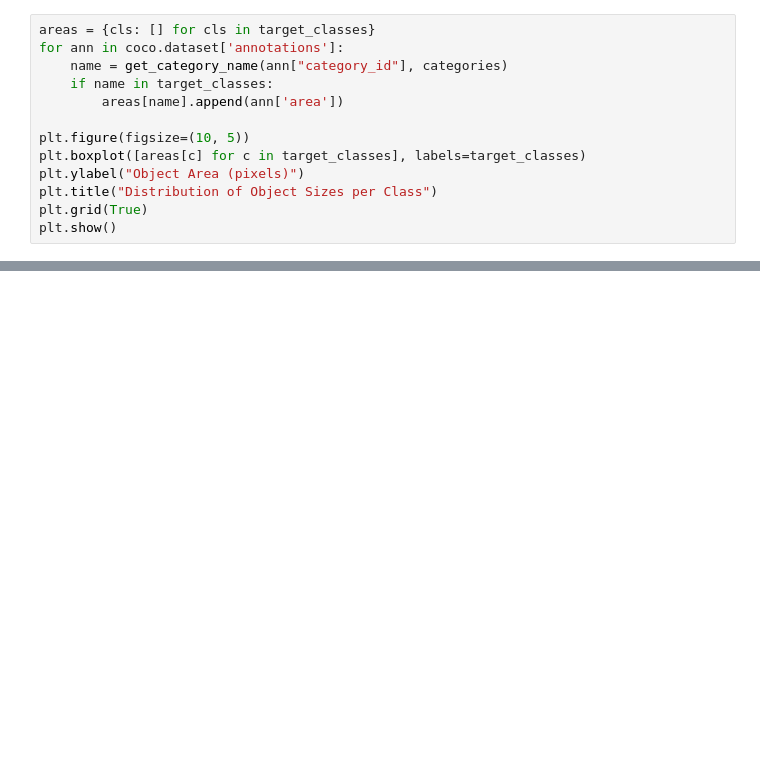
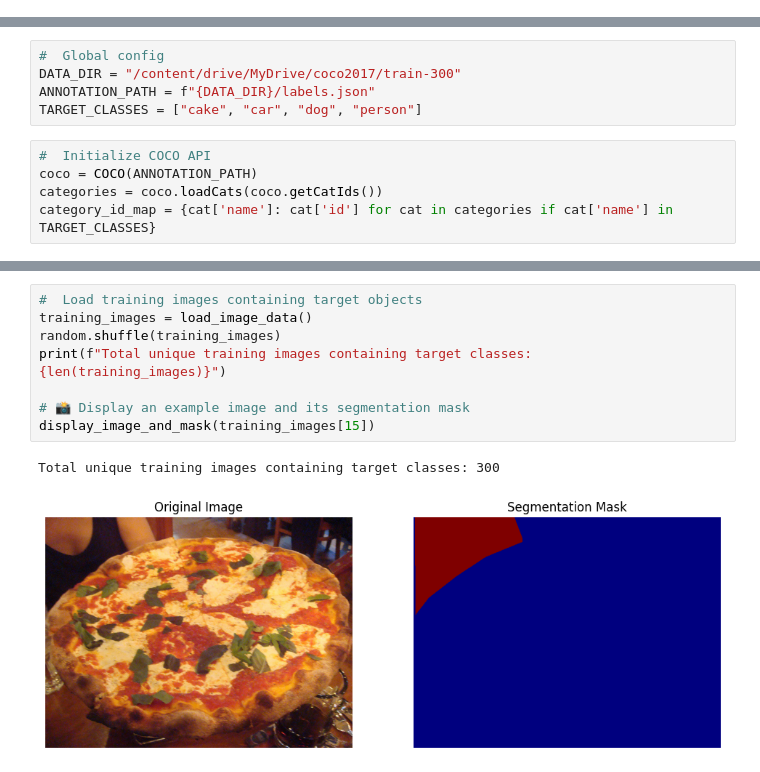
Before and after one commit to Samjacob007/image-segmentation, a Jupyter notebook: Image_segmentation.ipynb, the cells around one changed output, grey strips where cells are left out. Saved outputs shown, nothing was run; the diff lists cells and outputs as text; blank space fills up the shorter version.

```diff
--- a/Image_segmentation.ipynb
+++ b/Image_segmentation.ipynb
@@ -158,13 +34,0 @@ plt.show()
-# %%
-areas = {cls: [] for cls in target_classes}
-for ann in coco.dataset['annotations']:
-    name = get_category_name(ann["category_id"], categories)
-    if name in target_classes:
-        areas[name].append(ann['area'])
-
-plt.figure(figsize=(10, 5))
-plt.boxplot([areas[c] for c in target_classes], labels=target_classes)
-plt.ylabel("Object Area (pixels)")
-plt.title("Distribution of Object Sizes per Class")
-plt.grid(True)
-plt.show()
@@ -228,0 +35,10 @@ for i in range(3):
+# %%
+#  Global config
+DATA_DIR = "/content/drive/MyDrive/coco2017/train-300"
+ANNOTATION_PATH = f"{DATA_DIR}/labels.json"
+TARGET_CLASSES = ["cake", "car", "dog", "person"]
+# %%
+#  Initialize COCO API
+coco = COCO(ANNOTATION_PATH)
+categories = coco.loadCats(coco.getCatIds())
+category_id_map = {cat['name']: cat['id'] for cat in categories if cat['name'] in TARGET_CLASSES}
@@ -228,0 +94,11 @@ for i in range(3):
+# %%
+#  Load training images containing target objects
+training_images = load_image_data()
+random.shuffle(training_images)
+print(f"Total unique training images containing target classes: {len(training_images)}")
+
+# 📸 Display an example image and its segmentation mask
+display_image_and_mask(training_images[15])
+# %% [output]
+Total unique training images containing target classes: 300
+[figure, added]
```
Also changed, not shown: parts of 19 cells of this notebook.
